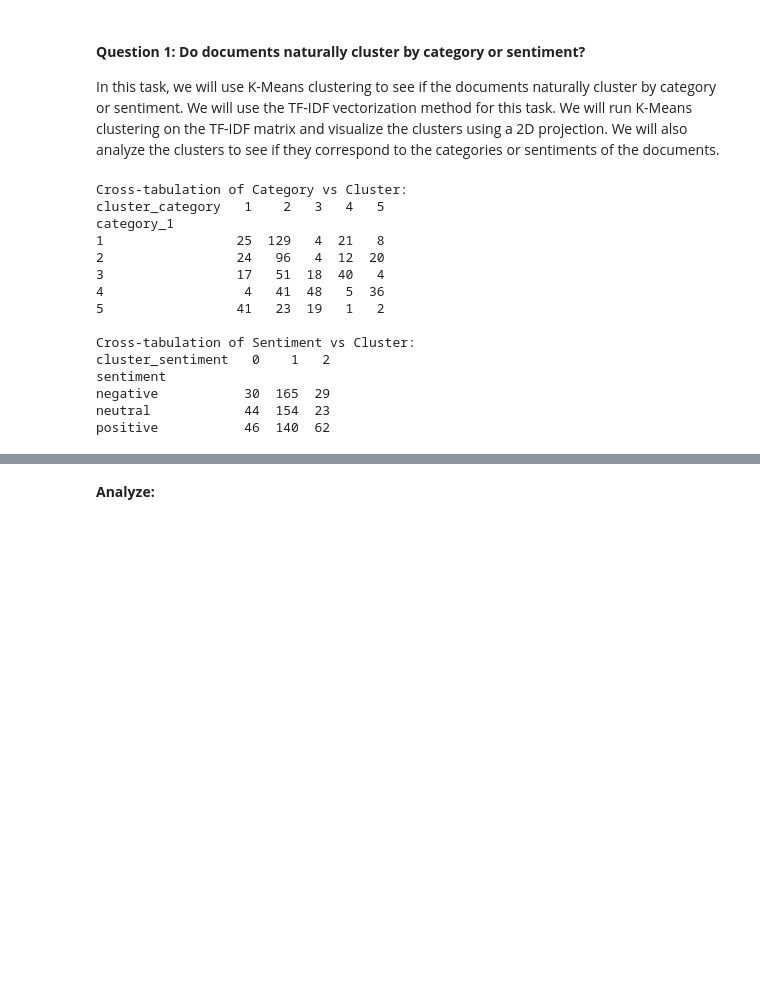
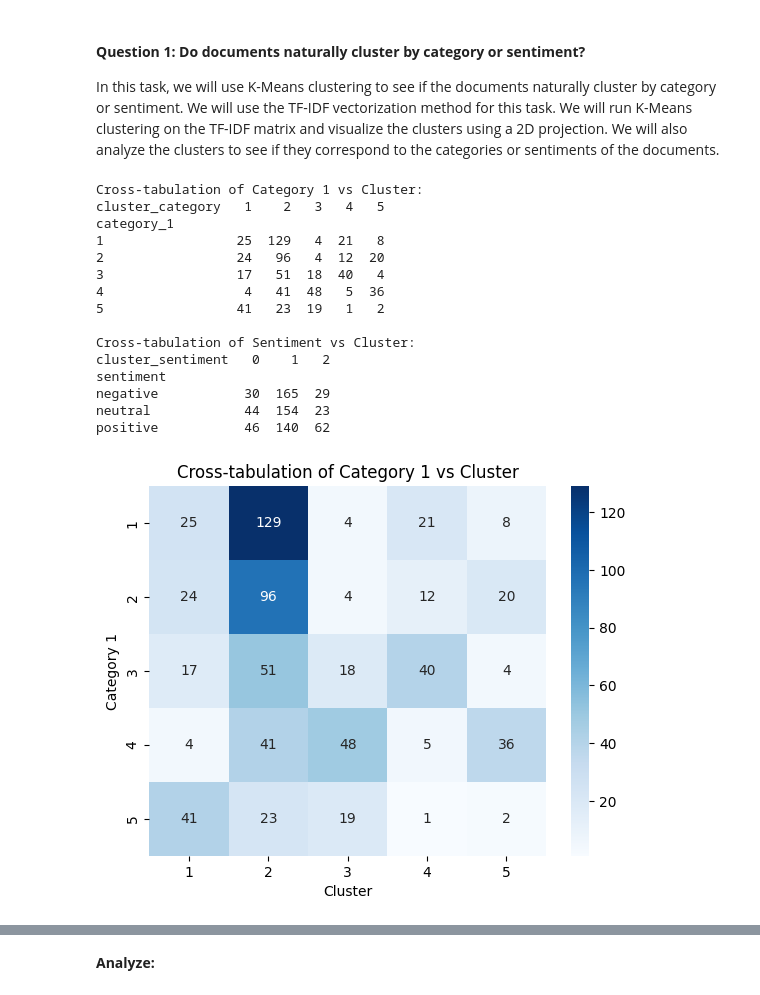
Before and after one commit to christiewong219/Team-5-CS105-Final-Project, a Jupyter notebook: Team5_CS105_Final_Project.ipynb, the cells around one changed output, grey strips where cells are left out. Cells and saved outputs as stored; diff of their text form; code cells hidden in the pictures; blank space fills up the shorter version.

```diff
--- a/Team5_CS105_Final_Project.ipynb
+++ b/Team5_CS105_Final_Project.ipynb
@@ -557,35 +557,47 @@ In this task, we will use K-Means clustering to see if the documents naturally c
 # %%
 # K-mean clustering with TF-IDF features on catergory
 kmeans_category = KMeans(n_clusters=5, random_state=RANDOM_STATE)
 raw_categories = kmeans_category.fit_predict(X_tfidf)
 df['cluster_category'] = raw_categories + 1
-
 #print(df['cluster_category'].value_counts())
 
 # K-mean clustering with TF-IDF features on sentiment - 0: negative, 1: neutral, 2: positive
 kmeans_sentiment = KMeans(n_clusters=3, random_state=RANDOM_STATE)
 df['cluster_sentiment'] = kmeans_sentiment.fit_predict(X_tfidf)
 #print(df['cluster_sentiment'].value_counts())
 
-cross_tab_category = pd.crosstab(df['category_1'], df['cluster_category'])
+cross_tab_category1 = pd.crosstab(df['category_1'], df['cluster_category'])
 cross_tab_sentiment = pd.crosstab(df['sentiment'], df['cluster_sentiment'])
-print("Cross-tabulation of Category vs Cluster:")
-print(cross_tab_category)
+print("Cross-tabulation of Category 1 vs Cluster:")
+print(cross_tab_category1)
 print("\nCross-tabulation of Sentiment vs Cluster:")
 print(cross_tab_sentiment)
+sns.heatmap(cross_tab_category1, annot=True, fmt='d', cmap='Blues')
+plt.title("Cross-tabulation of Category 1 vs Cluster")
+plt.xlabel("Cluster")
+plt.ylabel("Category 1")
+plt.show()
+
+sns.heatmap(cross_tab_sentiment, annot=True, fmt='d', cmap='Oranges')
+plt.title("Cross-tabulation of Sentiment vs Cluster")
+plt.xlabel("Cluster")
+plt.ylabel("Sentiment")
+plt.text(1.5, 3.6, "0: negative, 1: neutral, 2: positive", fontsize=10, ha='center', va='bottom')
+plt.show()
 # %% [output]
-Cross-tabulation of Category vs Cluster:
+Cross-tabulation of Category 1 vs Cluster:
 cluster_category   1    2   3   4   5
 category_1
 1                 25  129   4  21   8
 2                 24   96   4  12  20
 3                 17   51  18  40   4
 4                  4   41  48   5  36
 5                 41   23  19   1   2
 
 Cross-tabulation of Sentiment vs Cluster:
 cluster_sentiment   0    1   2
 sentiment
 negative           30  165  29
 neutral            44  154  23
 positive           46  140  62
+[figure, added]
```
Also changed, not shown: parts of 2 cells of this notebook.
